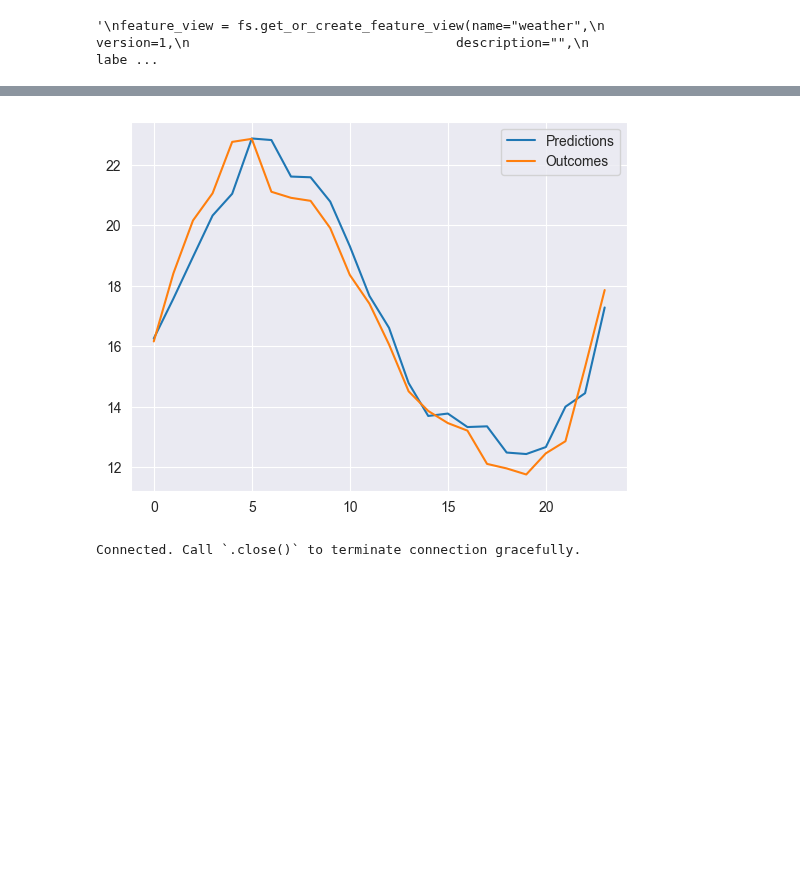
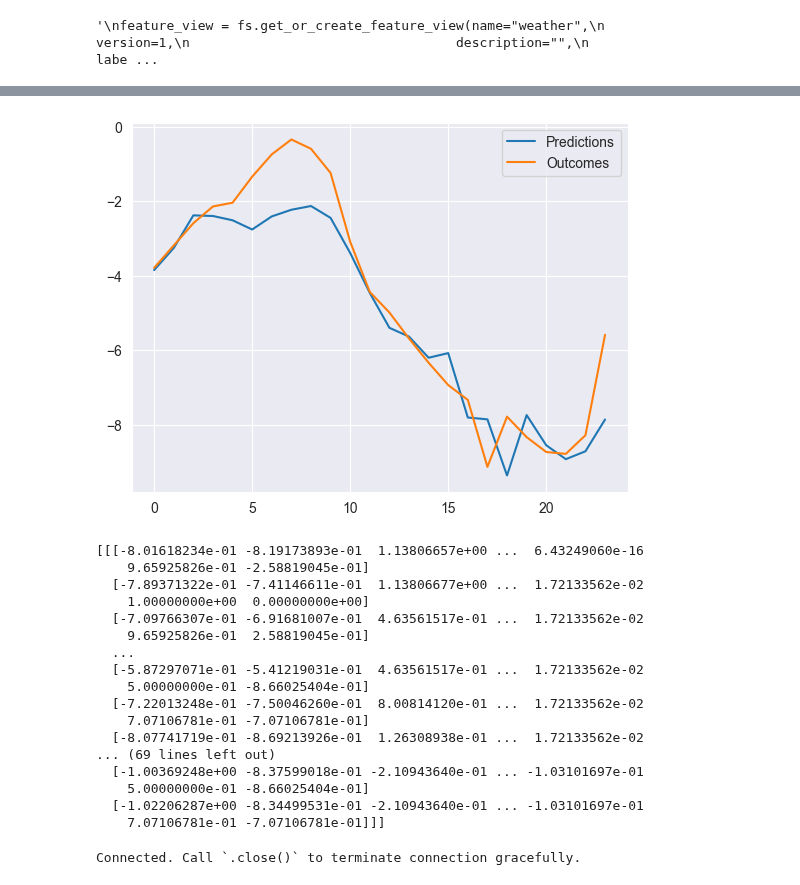
Before and after one commit to carlpersson1/ID2223_Project, a Jupyter notebook: training_pipeline.ipynb, the cells around one changed output, grey strips where cells are left out. Saved outputs shown, nothing was run; the diff lists cells and outputs as text; code cells hidden in the pictures; blank space fills up the shorter version.

```diff
--- a/training_pipeline.ipynb
+++ b/training_pipeline.ipynb
@@ -48,9 +48,9 @@ X_train, X_test, y_train, y_test = feature_view.train_test_split(
 '\nfeature_view = fs.get_or_create_feature_view(name="weather",\n                                  version=1,\n                                  description="",\n                                  labe ...
 # %%
 X_data = weather_fg.read()
+print(X_data)
 # Use less data for testing
-raw_X_data = X_data.sort_values(by='date').drop(columns=['date'])[-40000:]
-print(raw_X_data)
+raw_X_data = X_data.sort_values(by='date').drop(columns=['date'])
 raw_X_data = raw_X_data.to_numpy()
 # Scale the input data!
 
@@ -89,11 +89,3 @@ def create_windows(data, window_size, step=1):
 X_data, Y_data = create_windows(raw_X_data, 24)
 
 X_train, X_test, Y_train, Y_test = train_test_split(X_data.copy(), Y_data.copy(), test_size=0.2, random_state=42, shuffle=True)
-# %%
-# For regular model only
-# Drop the first and last row from the target and training data respectively.
-Y_data = raw_X_data[1:].copy()
-Y_data = Y_data.drop(columns=['day_cos', 'day_sin', 'hour_cos', 'hour_sin'])
-X_data = raw_X_data[:-1].copy()
-
-X_train, X_test, Y_train, Y_test = train_test_split(X_data.copy(), Y_data.copy(), test_size=0.2, random_state=42, shuffle=True)
@@ -246,19 +186,38 @@ plt.show()
 # %%
 # Try to plot features over 2 days amd compare to true values
-test_data = raw_X_data.copy()[:48]
+test_data = raw_X_data.copy()[2000:2048]
 
 test_x_data, test_y_data = create_windows(test_data, 24)
 
 predictions = model(torch.tensor(test_x_data, dtype=torch.float32))
 
 predictions = scaler.inverse_transform(predictions.detach().numpy())
 outcomes = scaler.inverse_transform(test_y_data)
 plt.plot(range(24), predictions[:, 0], label='Predictions')
 plt.plot(range(24), outcomes[:, 0], label='Outcomes')
 plt.legend()
 plt.show()
+
+print(X_data)
 # %% [output]
-[figure, old version]
+[figure, new version]
+[[[-8.01618234e-01 -8.19173893e-01  1.13806657e+00 ...  6.43249060e-16
+    9.65925826e-01 -2.58819045e-01]
+  [-7.89371322e-01 -7.41146611e-01  1.13806677e+00 ...  1.72133562e-02
+    1.00000000e+00  0.00000000e+00]
+  [-7.09766307e-01 -6.91681007e-01  4.63561517e-01 ...  1.72133562e-02
+    9.65925826e-01  2.58819045e-01]
+  ...
+  [-5.87297071e-01 -5.41219031e-01  4.63561517e-01 ...  1.72133562e-02
+    5.00000000e-01 -8.66025404e-01]
+  [-7.22013248e-01 -7.50046260e-01  8.00814120e-01 ...  1.72133562e-02
+    7.07106781e-01 -7.07106781e-01]
+  [-8.07741719e-01 -8.69213926e-01  1.26308938e-01 ...  1.72133562e-02
+... (69 lines left out)
+  [-1.00369248e+00 -8.37599018e-01 -2.10943640e-01 ... -1.03101697e-01
+    5.00000000e-01 -8.66025404e-01]
+  [-1.02206287e+00 -8.34499531e-01 -2.10943640e-01 ... -1.03101697e-01
+    7.07106781e-01 -7.07106781e-01]]]
 # %%
 # We will now upload our model to the Hopsworks Model Registry. First get an object for the model registry.
 mr = project.get_model_registry()
```
Also changed, not shown: parts of 7 cells of this notebook, 6 other files.
